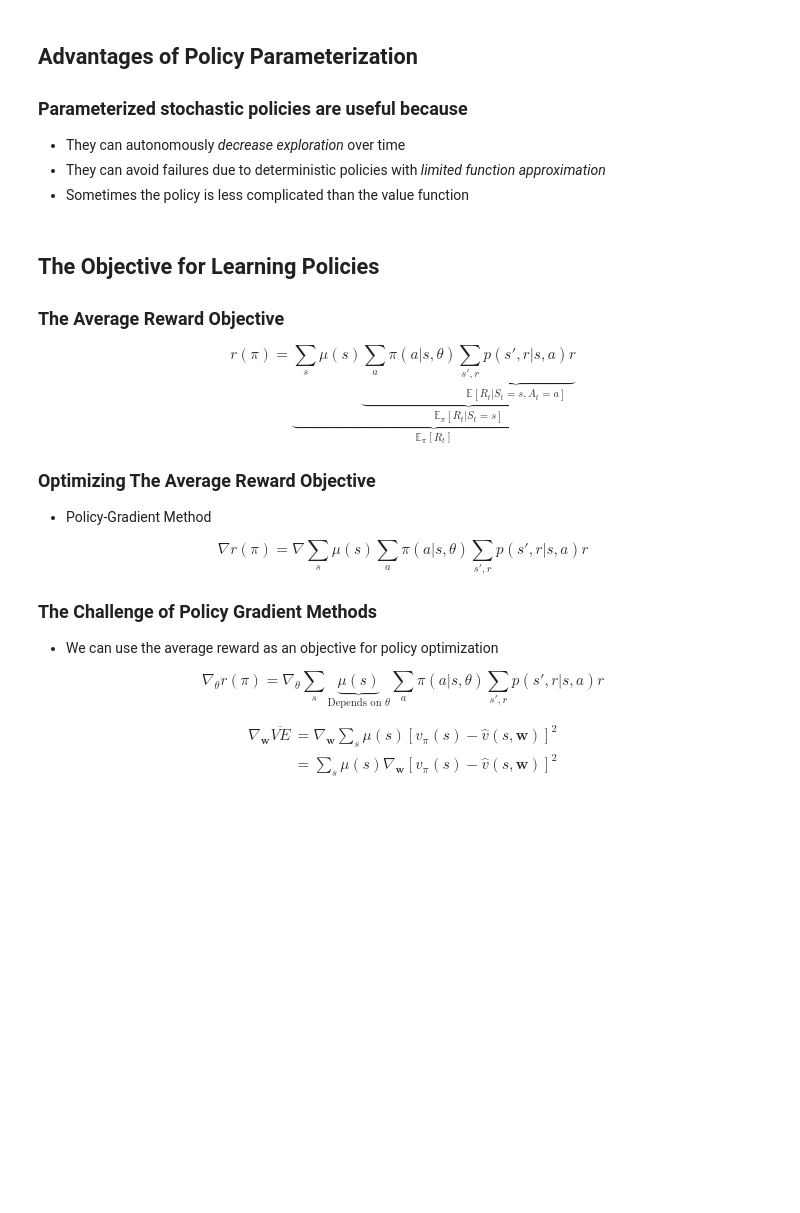
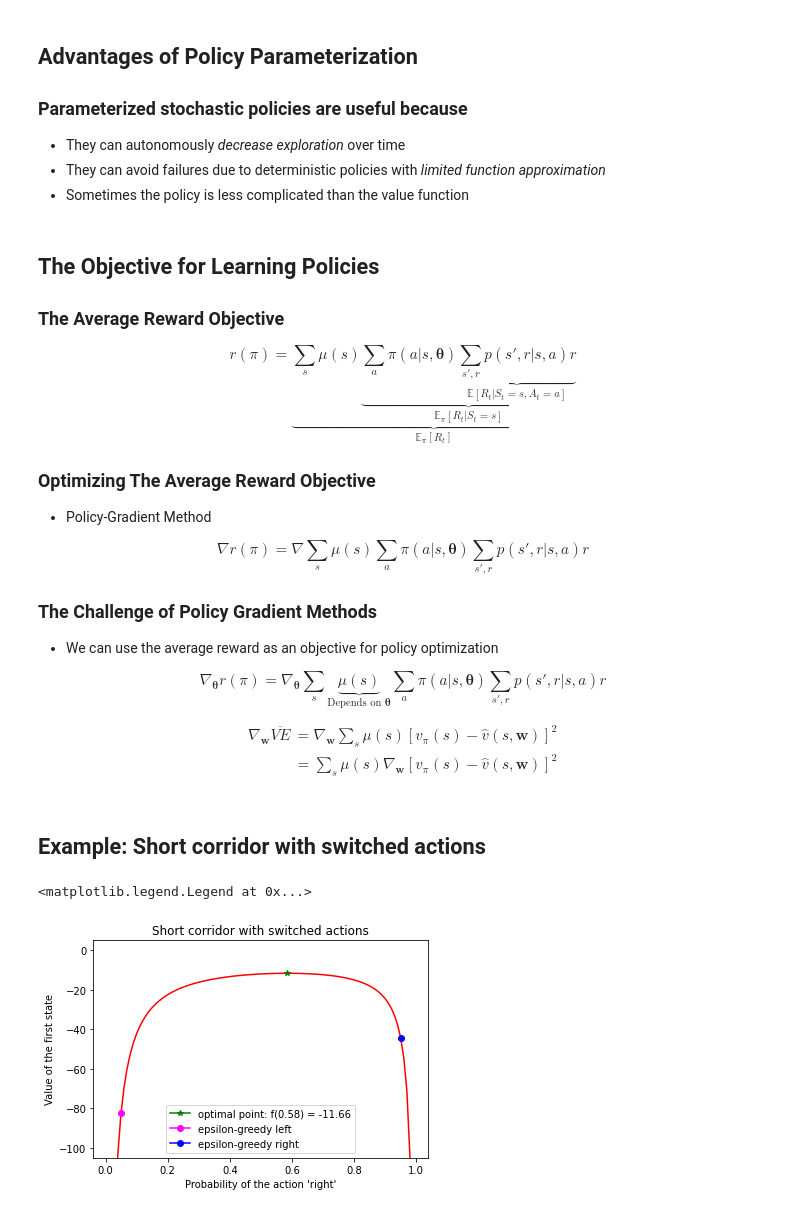
Before and after one commit to wakamori/study-rl, a Jupyter notebook: 12_Policy-Gradient.ipynb, the cells around one changed output. Cells and saved outputs as stored; diff of their text form; code cells hidden in the pictures; blank space fills up the shorter version.

```diff
--- a/12_Policy-Gradient.ipynb
+++ b/12_Policy-Gradient.ipynb
@@ -31,7 +31,7 @@ $$
 ### The Average Reward Objective
 
 $$
-r(\pi)=\underbrace{\sum_{s}\mu(s)\underbrace{\sum_{a}\pi(a|s,\theta)\underbrace{\sum_{s',r}p(s',r|s,a)r}_{\mathbb{E}[R_t|S_t=s,A_t=a]}}_{\mathbb{E}_\pi[R_t|S_t=s]}}_{\mathbb{E}_\pi[R_t]}
+r(\pi)=\underbrace{\sum_{s}\mu(s)\underbrace{\sum_{a}\pi(a|s,\mathbf{\theta})\underbrace{\sum_{s',r}p(s',r|s,a)r}_{\mathbb{E}[R_t|S_t=s,A_t=a]}}_{\mathbb{E}_\pi[R_t|S_t=s]}}_{\mathbb{E}_\pi[R_t]}
 $$
 
 ### Optimizing The Average Reward Objective
@@ -39,7 +39,7 @@ $$
 - Policy-Gradient Method
 
 $$
-\nabla r(\pi)=\nabla\sum_{s}\mu(s)\sum_{a}\pi(a|s,\theta)\sum_{s',r}p(s',r|s,a)r
+\nabla r(\pi)=\nabla\sum_{s}\mu(s)\sum_{a}\pi(a|s,\mathbf{\theta})\sum_{s',r}p(s',r|s,a)r
 $$
 
 ### The Challenge of Policy Gradient Methods
@@ -47,7 +47,7 @@ $$
 - We can use the average reward as an objective for policy optimization
 
 $$
-\nabla_\theta r(\pi)=\nabla_\theta\sum_{s}\underbrace{\mu(s)}_{\text{Depends on }\theta}\sum_{a}\pi(a|s,\theta)\sum_{s',r}p(s',r|s,a)r
+\nabla_\mathbf{\theta} r(\pi)=\nabla_\mathbf{\theta}\sum_{s}\underbrace{\mu(s)}_{\text{Depends on }\mathbf{\theta}}\sum_{a}\pi(a|s,\mathbf{\theta})\sum_{s',r}p(s',r|s,a)r
 $$
 
 $$
@@ -56,3 +56,5 @@ $$
                                &= \sum_{s}\mu(s)\nabla_\mathbf{w}[v_\pi(s)-\hat{v}(s,\mathbf{w})]^2
 \end{align*}
 $$
+# %% [markdown]
+## Example: Short corridor with switched actions
@@ -59,3 +247,30 @@ $$
+# %%
+epsilon = 0.05
+fig, ax = plt.subplots(1, 1)
+
+# Plot a graph
+p = np.linspace(0.01, 0.99, 100)
+y = true_value(p)
+ax.plot(p, y, color='red')
+
+# Find a maximum point, can also be done analytically by taking a derivative
+imax = np.argmax(y)
+pmax = p[imax]
+ymax = y[imax]
+ax.plot(pmax, ymax, color='green', marker="*", label="optimal point: f({0:.2f}) = {1:.2f}".format(pmax, ymax))
+
+# Plot points of two epsilon-greedy policies
+ax.plot(epsilon, true_value(epsilon), color='magenta', marker="o", label="epsilon-greedy left")
+ax.plot(1 - epsilon, true_value(1 - epsilon), color='blue', marker="o", label="epsilon-greedy right")
+
+ax.set_ylabel("Value of the first state")
+ax.set_xlabel("Probability of the action 'right'")
+ax.set_title("Short corridor with switched actions")
+ax.set_ylim(ymin=-105.0, ymax=5)
+ax.legend()
+# %% [output]
+<matplotlib.legend.Legend at 0x...>
+[figure, added]
 # %% [markdown]
 ## The Policy Gradient Theorem
 
```
Also changed, not shown: parts of 8 cells of this notebook.
